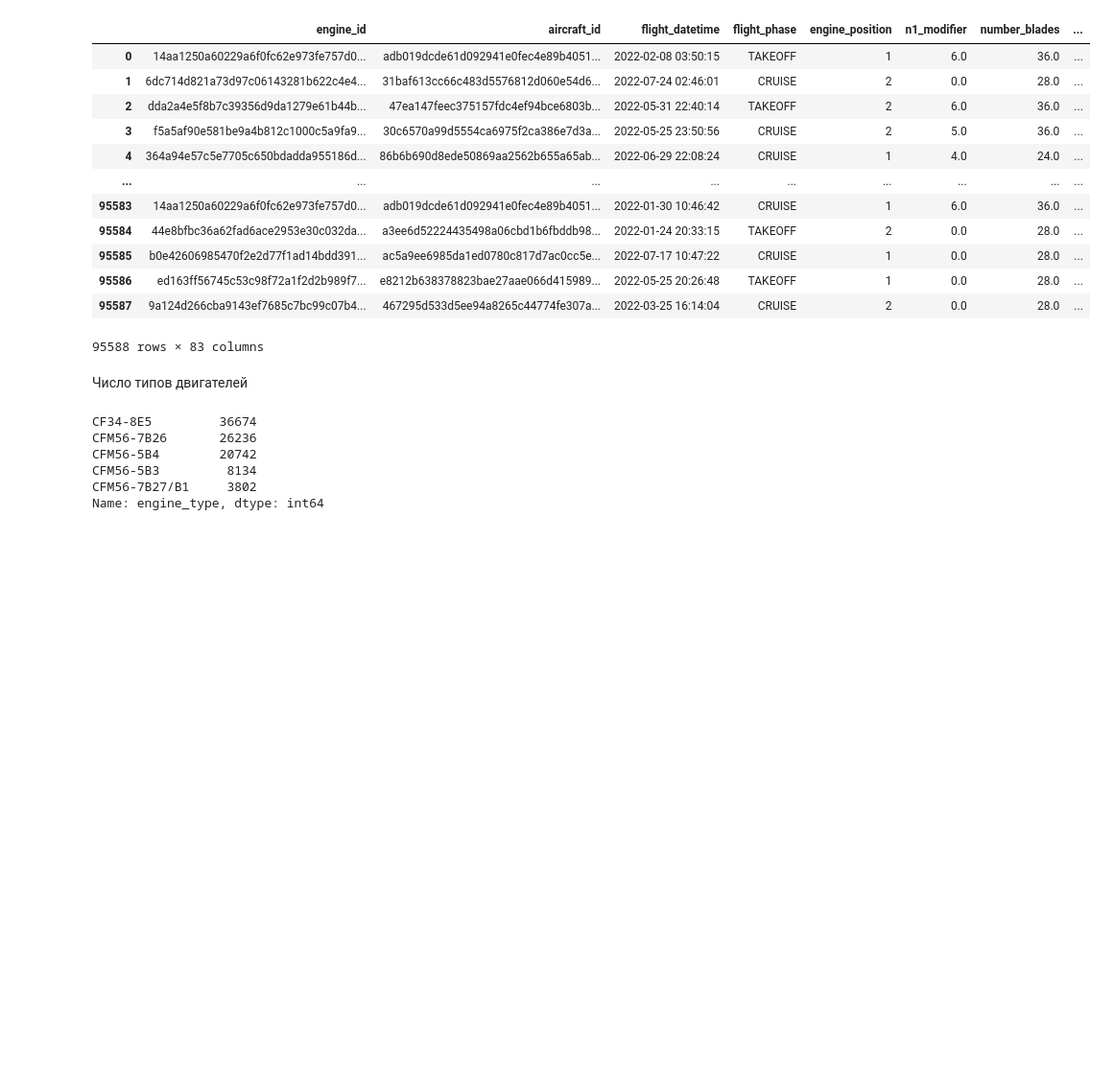
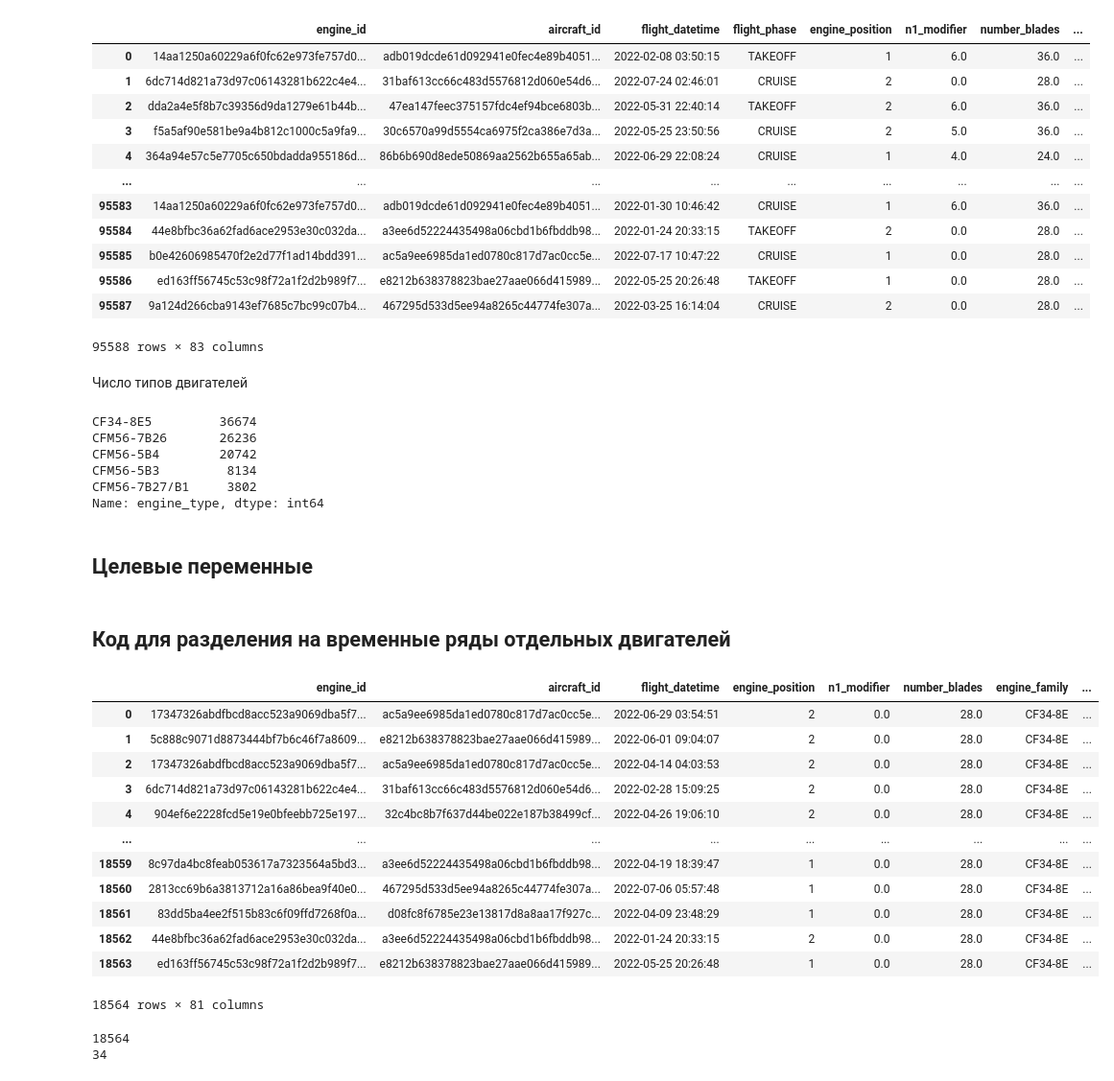
Before and after one commit to tainella/SkyRulers, a Jupyter notebook: ML/notebooks/parser.ipynb, the cells around one changed output. Shown: that part at 96% size. Saved outputs shown, nothing was run; the diff lists cells and outputs as text; code cells hidden in the pictures; blank space fills up the shorter version.

```diff
--- a/ML/notebooks/parser.ipynb
+++ b/ML/notebooks/parser.ipynb
@@ -82,0 +87,2 @@ for en in engine_types:
+# %% [markdown]
+## Целевые переменные
@@ -82,0 +94,25 @@ for en in engine_types:
+# %% [markdown]
+## Код для разделения на временные ряды отдельных двигателей
+# %%
+df = pd.read_csv("../data/takeoff_CF34-8E5.csv")
+df
+# %% [output]
+|  | engine_id | aircraft_id | flight_datetime | engine_position | n1_modifier | number_blades | engine_family | ... |
+| 0 | 17347326abdfbcd8acc523a9069dba5f7... | ac5a9ee6985da1ed0780c817d7ac0cc5e... | 2022-06-29 03:54:51 | 2 | 0.0 | 28.0 | CF34-8E | ... |
+| 1 | 5c888c9071d8873444bf7b6c46f7a8609... | e8212b638378823bae27aae066d415989... | 2022-06-01 09:04:07 | 2 | 0.0 | 28.0 | CF34-8E | ... |
+| 2 | 17347326abdfbcd8acc523a9069dba5f7... | ac5a9ee6985da1ed0780c817d7ac0cc5e... | 2022-04-14 04:03:53 | 2 | 0.0 | 28.0 | CF34-8E | ... |
+| 3 | 6dc714d821a73d97c06143281b622c4e4... | 31baf613cc66c483d5576812d060e54d6... | 2022-02-28 15:09:25 | 2 | 0.0 | 28.0 | CF34-8E | ... |
+| 4 | 904ef6e2228fcd5e19e0bfeebb725e197... | 32c4bc8b7f637d44be022e187b38499cf... | 2022-04-26 19:06:10 | 2 | 0.0 | 28.0 | CF34-8E | ... |
+| ... | ... | ... | ... | ... | ... | ... | ... | ... |
+| 18559 | 8c97da4bc8feab053617a7323564a5bd3... | a3ee6d52224435498a06cbd1b6fbddb98... | 2022-04-19 18:39:47 | 1 | 0.0 | 28.0 | CF34-8E | ... |
+| 18560 | 2813cc69b6a3813712a16a86bea9f40e0... | 467295d533d5ee94a8265c44774fe307a... | 2022-07-06 05:57:48 | 1 | 0.0 | 28.0 | CF34-8E | ... |
+| 18561 | 83dd5ba4ee2f515b83c6f09ffd7268f0a... | d08fc8f6785e23e13817d8a8aa17f927c... | 2022-04-09 23:48:29 | 1 | 0.0 | 28.0 | CF34-8E | ... |
+| 18562 | 44e8bfbc36a62fad6ace2953e30c032da... | a3ee6d52224435498a06cbd1b6fbddb98... | 2022-01-24 20:33:15 | 2 | 0.0 | 28.0 | CF34-8E | ... |
+| 18563 | ed163ff56745c53c98f72a1f2d2b989f7... | e8212b638378823bae27aae066d415989... | 2022-05-25 20:26:48 | 1 | 0.0 | 28.0 | CF34-8E | ... |
+18564 rows × 81 columns
+# %%
+print(len(df))
+print(len(df["engine_id"].unique()))
+# %% [output]
+18564
+34
```
Also changed, not shown: parts of 9 cells of this notebook.
